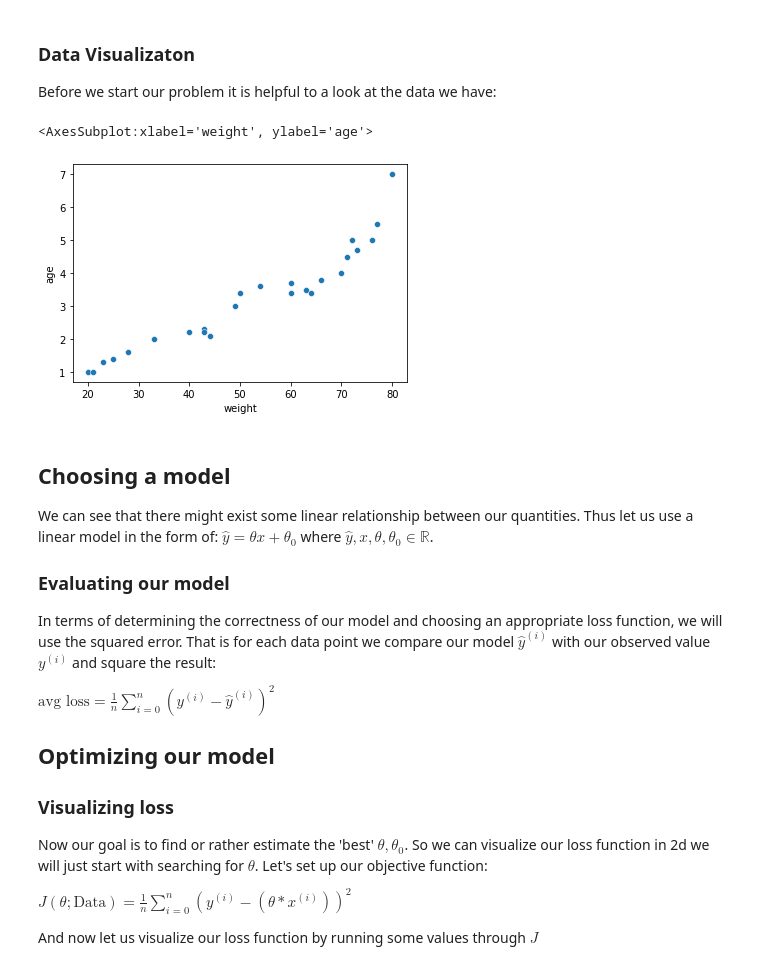
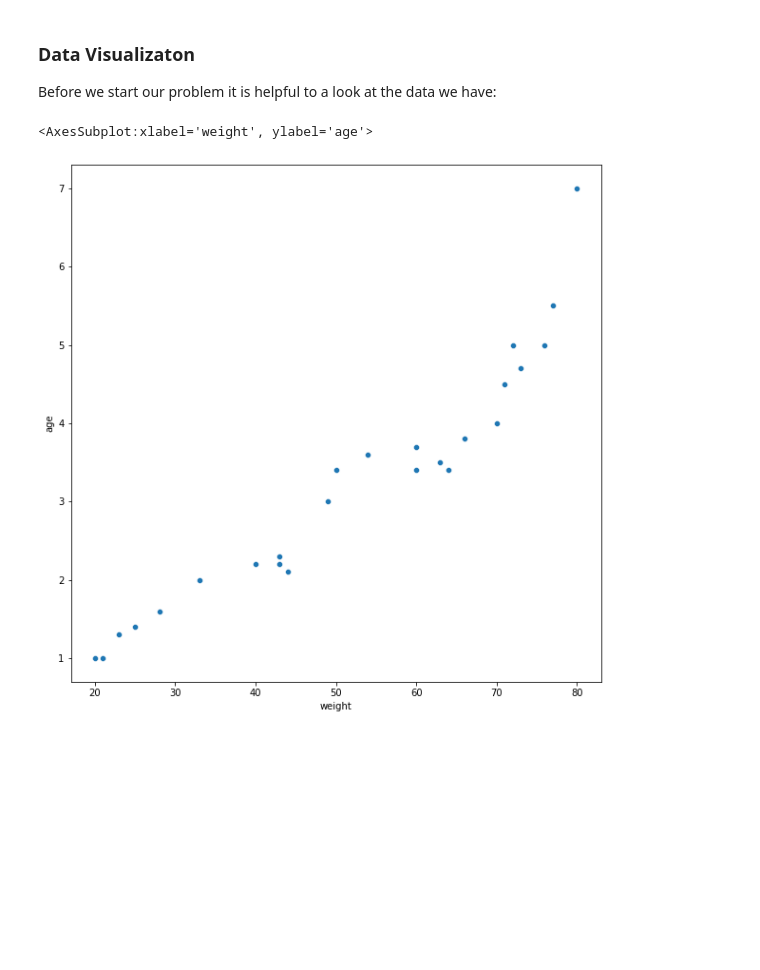
Before and after one commit to amadeovezz/data-sci, a Jupyter notebook: ml/tutorials/regression/linear.ipynb, the cells around one changed output. Drawn from its saved outputs; the diff is of its cells as text; code cells hidden in the pictures; blank space fills up the shorter version.

Commit message:
general improvements to the regression package and tutorial

```diff
--- a/ml/tutorials/regression/linear.ipynb
+++ b/ml/tutorials/regression/linear.ipynb
@@ -22,45 +22,24 @@ Note: this data is completely made up for the purpose of this tutorial.
 
 Before we start our problem it is helpful to a look at the data we have:
 # %%
+import numpy as np
 import pandas as pd
 import seaborn as sns
+import matplotlib.pyplot as plt
 import logging
+
+from regression import models, validate, train
+
 logging.basicConfig(level=logging.ERROR, format='%(message)s')
 
 # Import pseudo data set
 df = pd.read_csv('../data/tabular/croc-age.csv')
 training_data = pd.DataFrame({'weight': df.weight}).to_numpy()
 labels =  pd.DataFrame({'age':df.age}).to_numpy() # age
 
 #Visualize the data
+plt.subplots(figsize=(10,10))
 sns.scatterplot(data=df, x="weight", y='age')
 # %% [output]
 <AxesSubplot:xlabel='weight', ylabel='age'>
-[figure, old version]
+[figure, new version]
-# %% [markdown]
-## Choosing a model
-
-We can see that there might exist some linear relationship between our quantities. Thus let us use a linear model in the form of:
-$ \hat y = \theta x + \theta_0$ where  $\hat y, x, \theta, \theta_0 \in \mathbb{R}$.
-
-### Evaluating our model
-
-In terms of determining the correctness of our model and choosing an appropriate loss function, we will use the squared error. That is for each data point we compare
-our model $\hat y^{(i)}$ with our observed value $y^{(i)}$ and square the result:
-
-$
-\text{avg loss}  = \frac{1}{n} \sum\limits_{i=0}^{n}
-    ( y^{(i)} - \hat y^{(i)})^2
-$
-
-## Optimizing our model
-
-
-### Visualizing loss
-
-Now our goal is to find or rather estimate the 'best' $\theta, \theta_0$. So we can visualize our loss function in 2d we will just start with searching for $\theta$.
-Let's set up our objective function:
-
-$J(\theta;\text{Data}) = \frac{1}{n} \sum\limits_{i=0}^{n} ( y^{(i)} - (\theta * x^{(i)}))^2 $
-
-And now let us visualize our loss function by running some values through $J$
```
Also changed, not shown: parts of 8 cells of this notebook, 5 other files.
